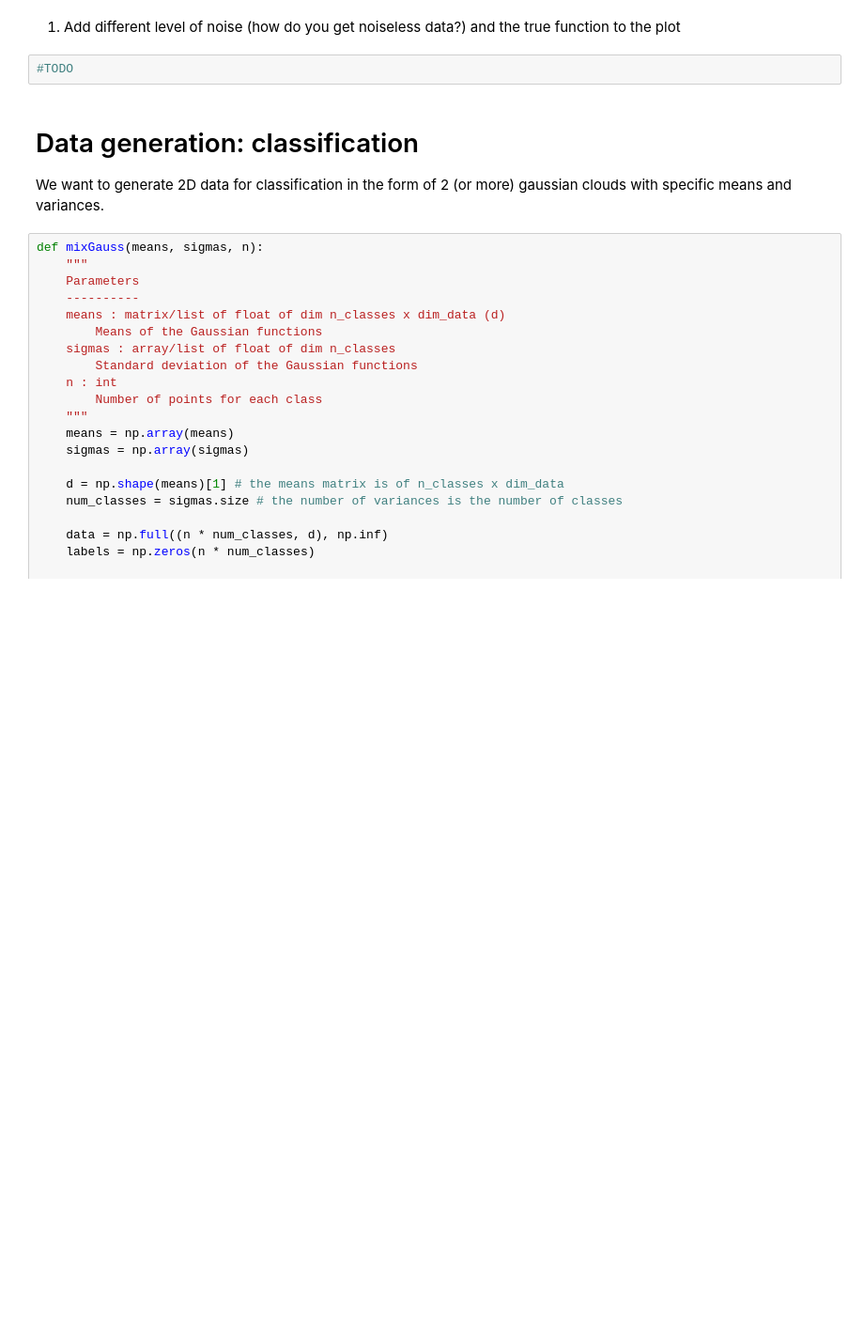
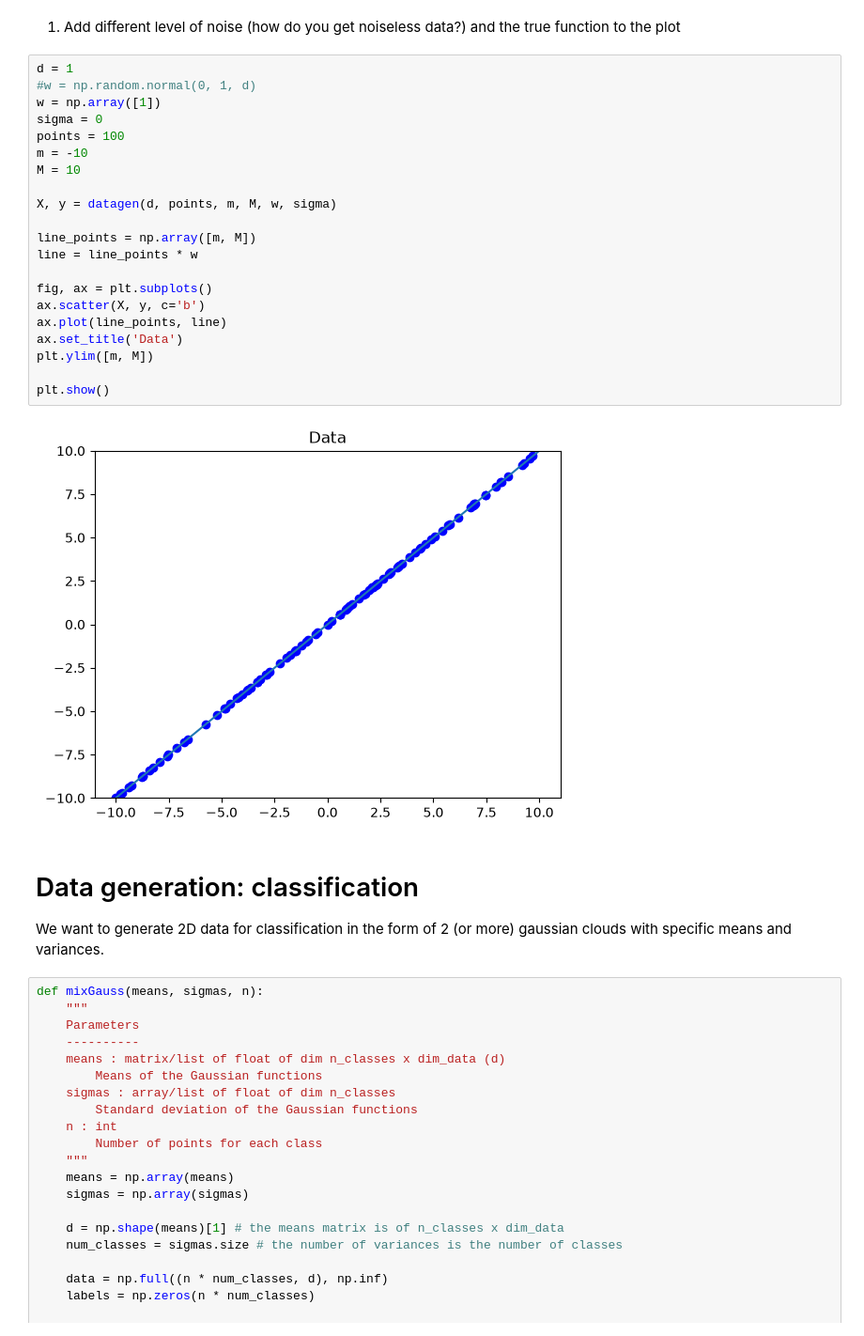
Before and after one commit to LorenzoTonet/Intro_to_ML_26-27, a Jupyter notebook: Labs/Lab-01_Data_generation.ipynb, the cells around one changed output. Shown at 94% size. Drawn from its saved outputs; the diff is of its cells as text; blank space fills up the shorter version.

```diff
--- a/Labs/Lab-01_Data_generation.ipynb
+++ b/Labs/Lab-01_Data_generation.ipynb
@@ -77,7 +83,28 @@ plt.show()
 # %% [markdown]
 1. Add different level of noise (how do you get noiseless data?) and the true function to the plot
 # %%
-#TODO
+d = 1
+#w = np.random.normal(0, 1, d)
+w = np.array([1])
+sigma = 0
+points = 100
+m = -10
+M = 10
+
+X, y = datagen(d, points, m, M, w, sigma)
+
+line_points = np.array([m, M])
+line = line_points * w
+
+fig, ax = plt.subplots()
+ax.scatter(X, y, c='b')
+ax.plot(line_points, line)
+ax.set_title('Data')
+plt.ylim([m, M])
+
+plt.show()
+# %% [output]
+[figure, added]
 # %% [markdown]
 Data generation: classification
 =========================
```
Also changed, not shown: parts of 18 cells of this notebook.
